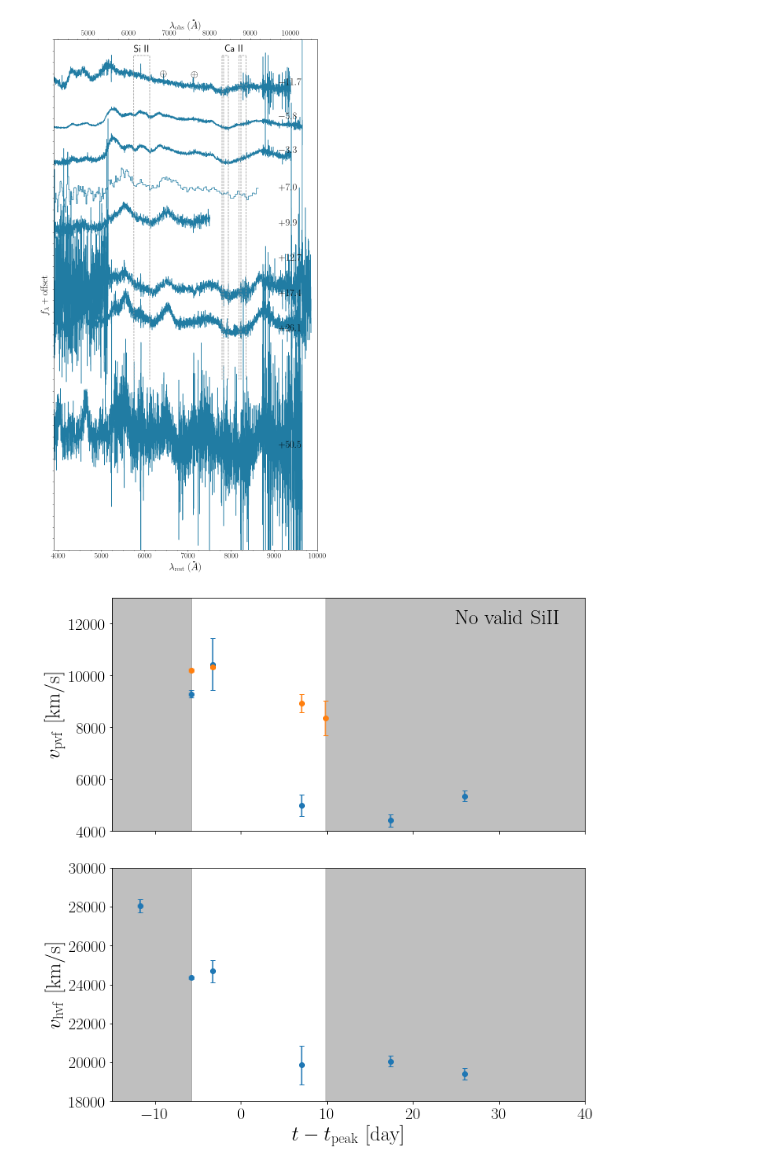
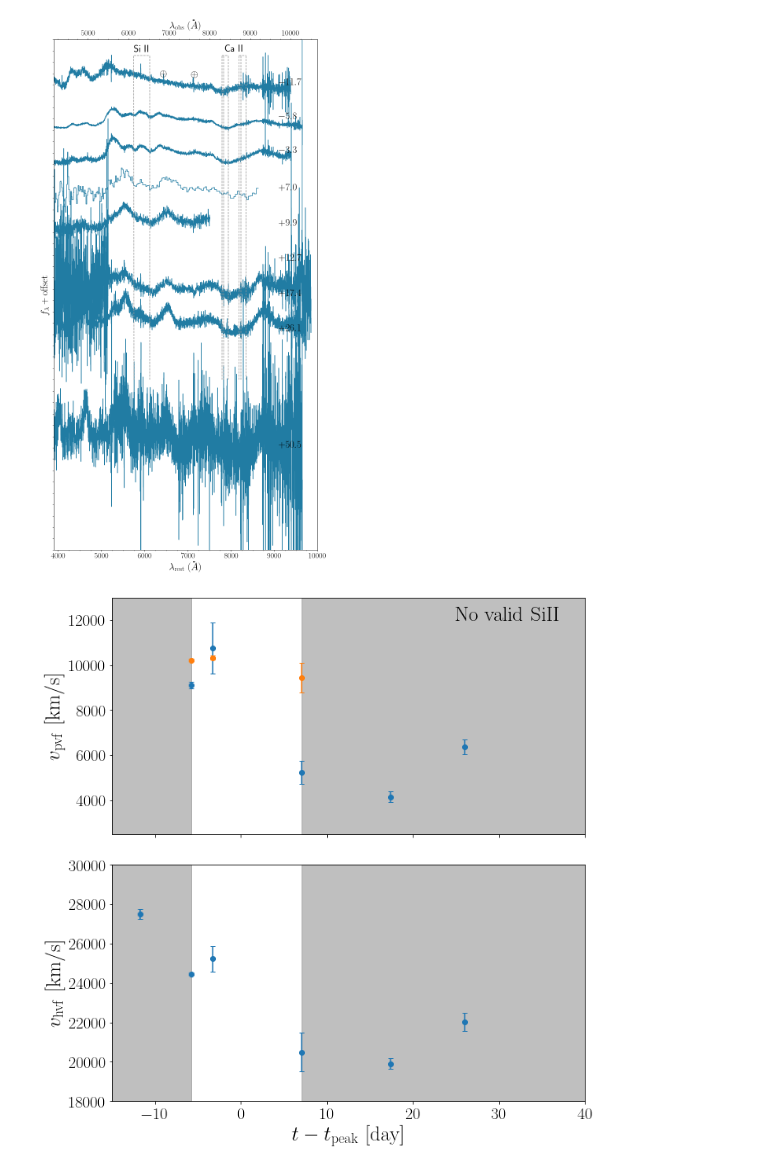
Before and after one commit to slowdivePTG/SN2020jgb, a Jupyter notebook: spectroscopy/SN2018byg.ipynb, the cells around one changed output. Saved outputs shown, nothing was run; the diff lists cells and outputs as text; code cells hidden in the pictures.

Commit message:
light curve SALT2

```diff
--- a/spectroscopy/SN2018byg.ipynb
+++ b/spectroscopy/SN2018byg.ipynb
@@ -224,22 +224,19 @@ Try the observation date.
 # %%
 date_list = (np.array(mjd_list) - t_max_mjd) / (1 + z)
 # %%
-#SiII_vel = np.array(
-#    [np.nan, -10197, -11362, -10326, -8363, -8238, -7459, -5676, np.nan])
-#SiII_vel_sig = np.array([np.nan, 67, 98, 206, 663, 365, 520, 303, np.nan])
 SiII_vel = np.array(
-    [np.nan, -10195, -10340, -8926, -8363, np.nan, np.nan, np.nan, np.nan])
-SiII_vel_sig = np.array([np.nan, 68, 92, 349, 663, np.nan, np.nan, np.nan, np.nan])
+    [np.nan, -10227, -10330, -9447, np.nan, np.nan, np.nan, np.nan, np.nan])
+SiII_vel_sig = np.array([np.nan, 69, 98, 659, np.nan, np.nan, np.nan, np.nan, np.nan])
 # %%
-CaII_vel_pvf2 = np.array([np.nan, -9290, -10434, -4979, np.nan, np.nan, -4417, -5351, np.nan])
-CaII_vel_pvf_sig2 = np.array([np.nan, 152, 1005, 411, np.nan, np.nan, 237, 210, np.nan])
+CaII_vel_pvf2 = np.array([np.nan, -9120, -10747, -5249, np.nan, np.nan, -4157, -6382, np.nan])
+CaII_vel_pvf_sig2 = np.array([np.nan, 142, 1131, 515, np.nan, np.nan, 232, 336, np.nan])
 
-CaII_vel_hvf2 = np.array([-28060, -24354, -24689, -19863, np.nan, np.nan, -20064, -19400, np.nan])
-CaII_vel_hvf_sig2 = np.array([348, 63, 567, 984, np.nan, np.nan, 265, 304, np.nan])
+CaII_vel_hvf2 = np.array([-27513, -24466, -25226, -20497, np.nan, np.nan, -19909, -22024, np.nan])
+CaII_vel_hvf_sig2 = np.array([257, 62, 635, 970, np.nan, np.nan, 283, 451, np.nan])
 # %%
 f, ax = plt.subplots(2, 1, figsize=(10, 10), sharex=True)
 
-ylim1 = [4000, 13000]
+ylim1 = [2500, 13000]
 ylim2 = [18000, 30000]
 
 ax[0].errorbar(date_list,
@@ -249,31 +246,31 @@ ax[0].errorbar(date_list,
                capsize=3)
 ax[0].errorbar(date_list, -SiII_vel, yerr=SiII_vel_sig, fmt='o', capsize=3)
 
 ax[1].errorbar(date_list,
                -CaII_vel_hvf2,
                yerr=CaII_vel_hvf_sig2,
                fmt='o',
                capsize=3)
 valid_SiII = np.argwhere(~np.isnan(SiII_vel)).flatten()
 for a, ylim in zip(ax, [ylim1, ylim2]):
     a.fill_betweenx(
         ylim, [date_list[valid_SiII[-1]], date_list[valid_SiII[-1]]],
         [date_list[-1], date_list[-1]],
         color='grey',
         alpha=0.5)
     a.fill_betweenx(
         ylim,
         [date_list[valid_SiII[0] - 1] - 5, date_list[valid_SiII[0] - 1] - 5],
         [date_list[1], date_list[1]],
         color='grey',
         alpha=0.5)
 ax[0].set_ylabel(r'$v_\mathrm{pvf}\ [\mathrm{km/s}]$')
 ax[1].set_ylabel(r'$v_\mathrm{hvf}\ [\mathrm{km/s}]$')
 ax[1].set_xlabel(r'$t-t_\mathrm{peak}\ [\mathrm{day}]$')
 ax[0].set_ylim(ylim1)
 ax[1].set_ylim(ylim2)
 ax[1].set_xlim(-15, 40)
 ax[0].text(25, 12000, r'$\mathrm{No\ valid\ SiII}$')
 plt.tight_layout()
 # %% [output]
-[figure, old version]
+[figure, new version]
```
Also changed, not shown: 1 other file.
